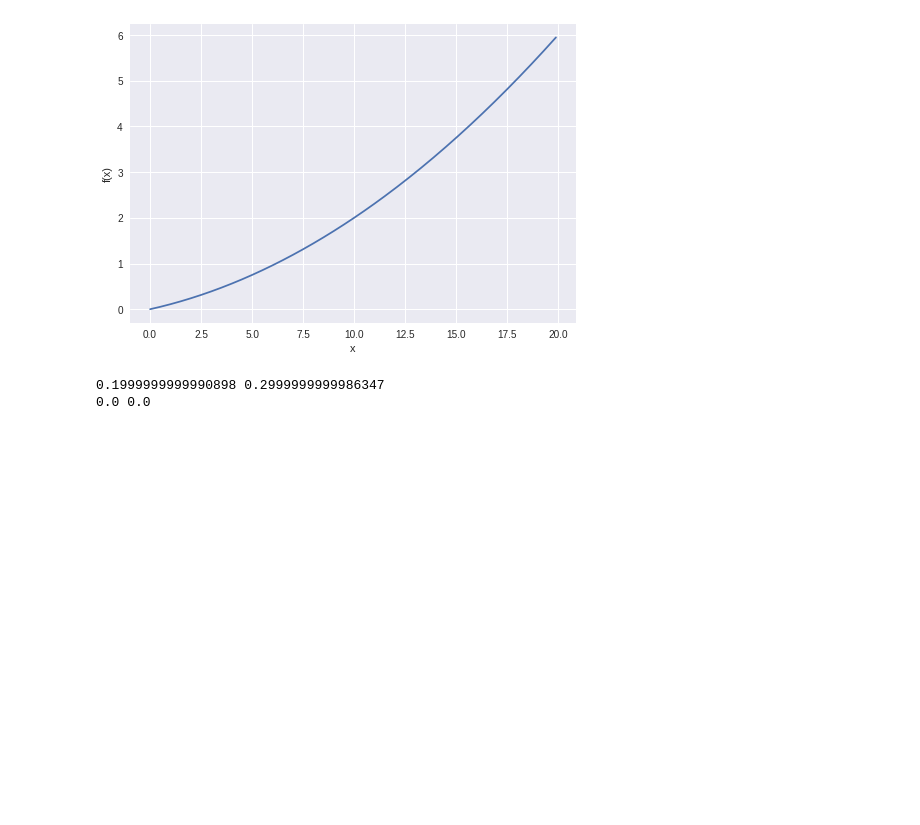
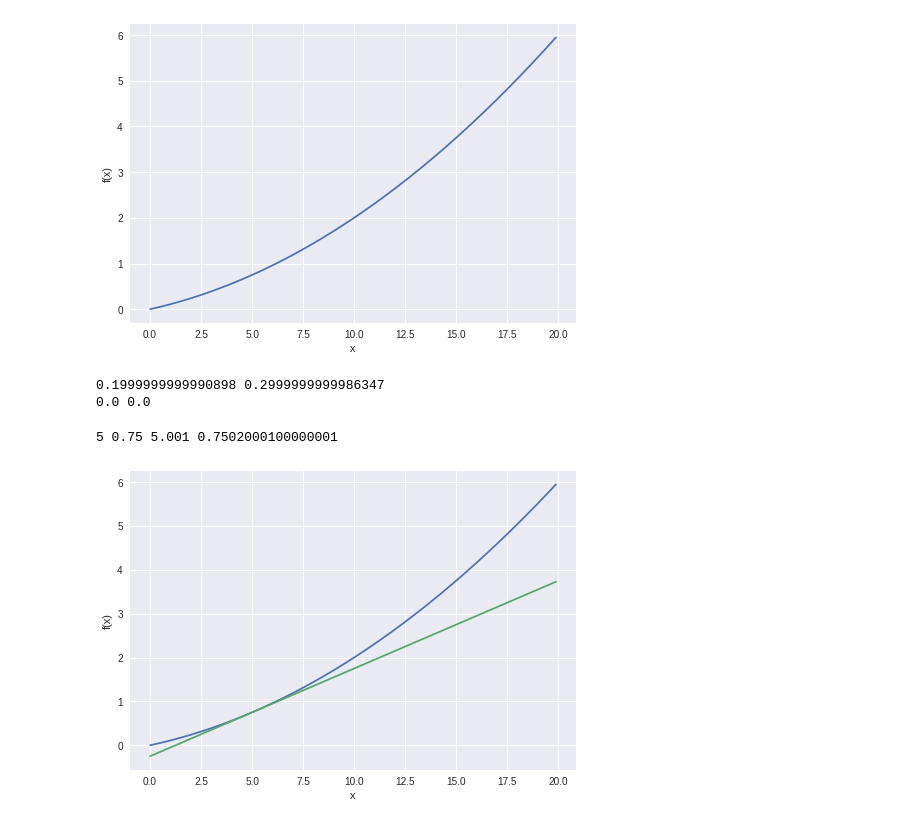
Before and after one commit to eventia/deepLearningOpenLecture, a Jupyter notebook: numerical_diff.ipynb, the cells around one changed output. Drawn from its saved outputs; the diff is of its cells as text; code cells hidden in the pictures; blank space fills up the shorter version.

```diff
--- a/numerical_diff.ipynb
+++ b/numerical_diff.ipynb
@@ -49,3 +49,25 @@ print(d1,d2)
 # %% [output]
 0.1999999999990898 0.2999999999986347
 0.0 0.0
+# %%
+x = np.arange(0.0, 20.0, 0.1)
+
+x1 = 5
+x2 = x1 + .001
+a = numerical_diff(function_1, 5)
+y1 = function_1(x1)
+y2 = function_1(x2)
+
+print(x1,y1,x2,y2)
+
+y = function_1(x)
+# y = ax + b ... y-y1 = a(x-x1),  y = ax - ax1+y1
+t = a*x - a*x1 + y1
+
+plt.xlabel("x")
+plt.ylabel("f(x)")
+plt.plot(x,y, x,t)
+plt.show()
+# %% [output]
+5 0.75 5.001 0.7502000100000001
+[figure, added]
```
